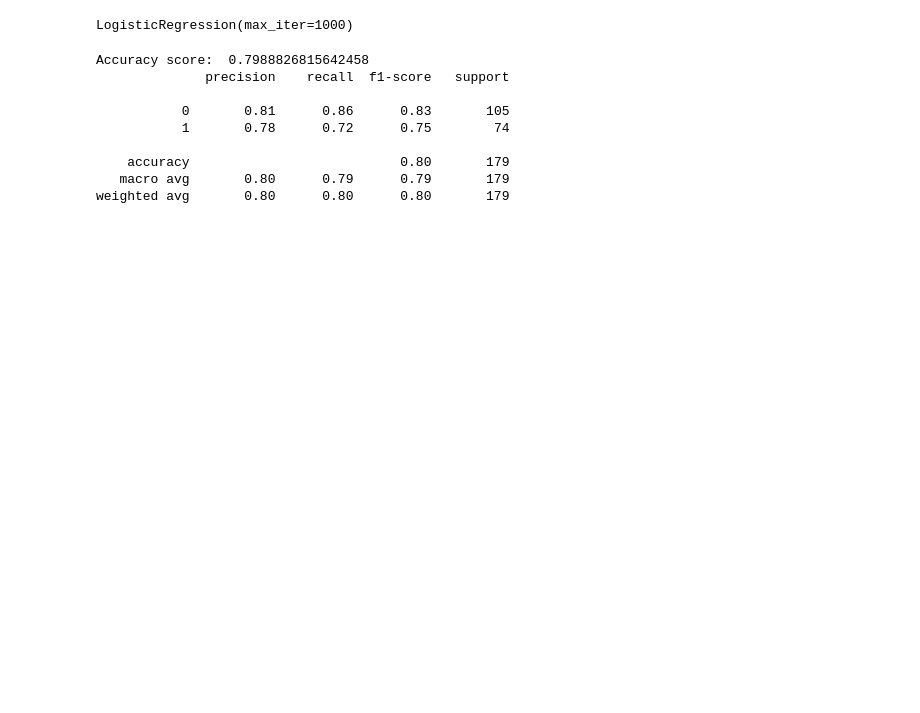
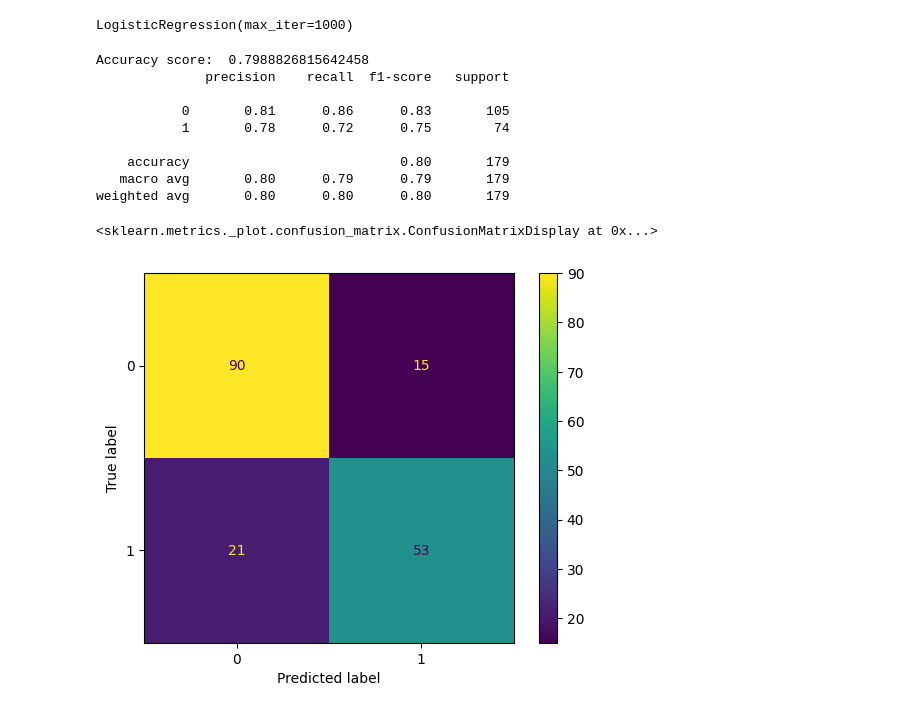
Before and after one commit to prasannashrestha011/ML_exercises, a Jupyter notebook: titanic_survival_.ipynb, the cells around one changed output. Cells and saved outputs as stored; diff of their text form; code cells hidden in the pictures; blank space fills up the shorter version.

Commit message:
confusion_matrix for displaying model's accuracy

```diff
--- a/titanic_survival_.ipynb
+++ b/titanic_survival_.ipynb
@@ -110,3 +124,9 @@ Accuracy score:  0.7988826815642458
     accuracy                           0.80       179
    macro avg       0.80      0.79      0.79       179
 weighted avg       0.80      0.80      0.80       179
+# %%
+
+ConfusionMatrixDisplay.from_estimator(model, X_test, y_test)
+# %% [output]
+<sklearn.metrics._plot.confusion_matrix.ConfusionMatrixDisplay at 0x...>
+[figure, added]
```
Also changed, not shown: parts of 6 cells of this notebook.
